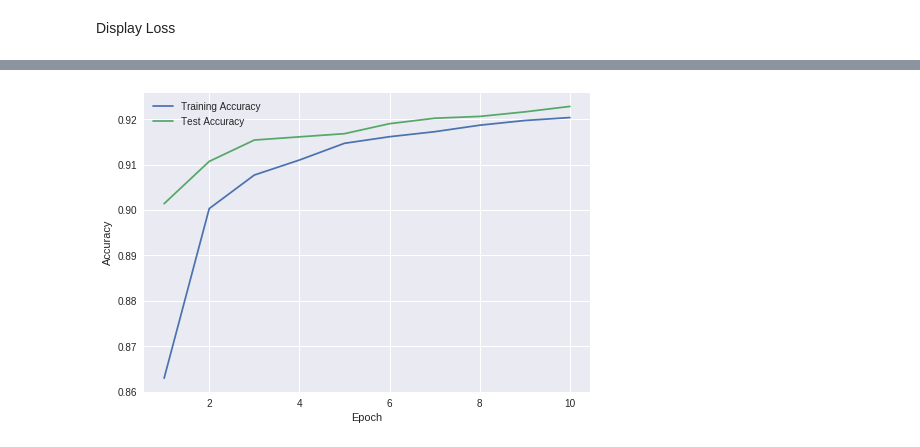
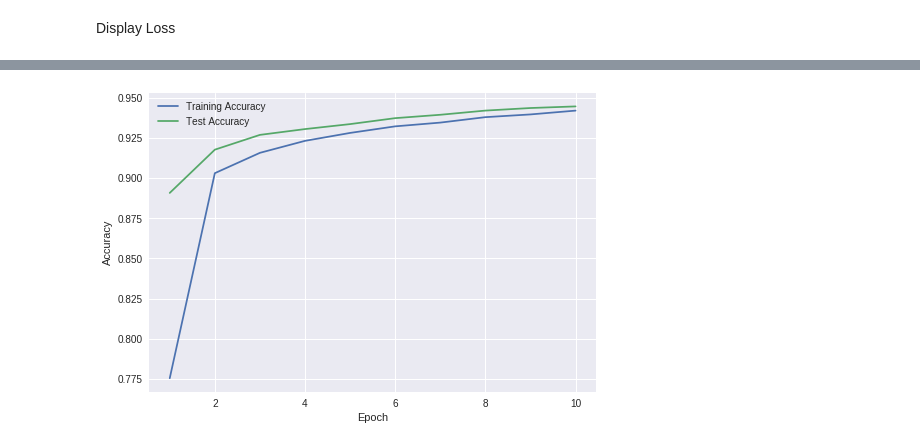
Before and after one commit to gsc16/MachineLearning, a Jupyter notebook: hw1q5.ipynb, the cells around one changed output, grey strips where cells are left out. Saved outputs shown, nothing was run; the diff lists cells and outputs as text; code cells hidden in the pictures.

```diff
--- a/hw1q5.ipynb
+++ b/hw1q5.ipynb
@@ -69,2 +79,19 @@ train_images_new.shape
+# %%
+train_images_original = train_images_original / 255;
+test_images_original  = test_images_original  / 255;
+
+# initializing connected components
+
+train_images_conn = np.zeros_like(train_labels_original)
+test_images_conn  = np.zeros_like(test_labels_original)
+# %%
+for i in range(len(train_images_conn)):
+  label,white_regions = ndimage.label(util.invert(train_images_original[i]))
+  train_images_conn[i] = white_regions
+
+
+for i in range(len(test_images_conn)):
+  label,white_regions = ndimage.label(util.invert(test_images_original[i]))
+  test_images_conn[i] = white_regions
 # %% [markdown]
 Creating network
@@ -73,0 +98,14 @@ network.add(layers.Dense(10, activation='softmax'))
+# %%
+# Input layer for the images
+input_shape =Input((28*28,))
+
+# New layer to append the feature of white regions
+conn_feature =Input((1,))
+
+image_vector = Dense(64, activation='sigmoid')(input_shape)
+
+# concatenating new features and output of first dense layer
+network  = keras.layers.add([image_vector, conn_feature])
+network  = Dense(10, activation='softmax')(network)
+
+network  = Model([input_shape, conn_feature],network)
@@ -82,11 +120,11 @@ Colocations handled automatically by placer.
 # %% [markdown]
 Training
 # %%
-model = network.fit(train_images_new,
+model = network.fit([train_images_new,train_images_conn],
                       train_labels_new,
                       epochs= 10,
                       batch_size= 10,
-                      validation_data=(test_images_new, test_labels_new))
+                      validation_data=([test_images_new,test_images_conn], test_labels_new))
 # %% [output]
 WARNING:tensorflow:From /usr/local/lib/python3.6/dist-packages/tensorflow/python/ops/math_ops.py:3066: to_int32 (from tensorflow.python.ops.math_ops) is deprecated and will be removed in a future vers ...
 Instructions for updating:
@@ -108,7 +146,7 @@ Epoch 10/10
 # %% [markdown]
 Display Loss
 # %%
-metrics = network.evaluate(test_images_new, test_labels_new, verbose=0)
+metrics = network.evaluate([test_images_new,test_images_conn], test_labels_new, verbose=0)
 print('Test loss:', metrics[0])
 print('Test accuracy:', metrics[1])
 
@@ -123 +161 @@ Test accuracy: 0.9228
-[figure, old version]
+[figure, new version]
```
Also changed, not shown: parts of 16 cells of this notebook.
